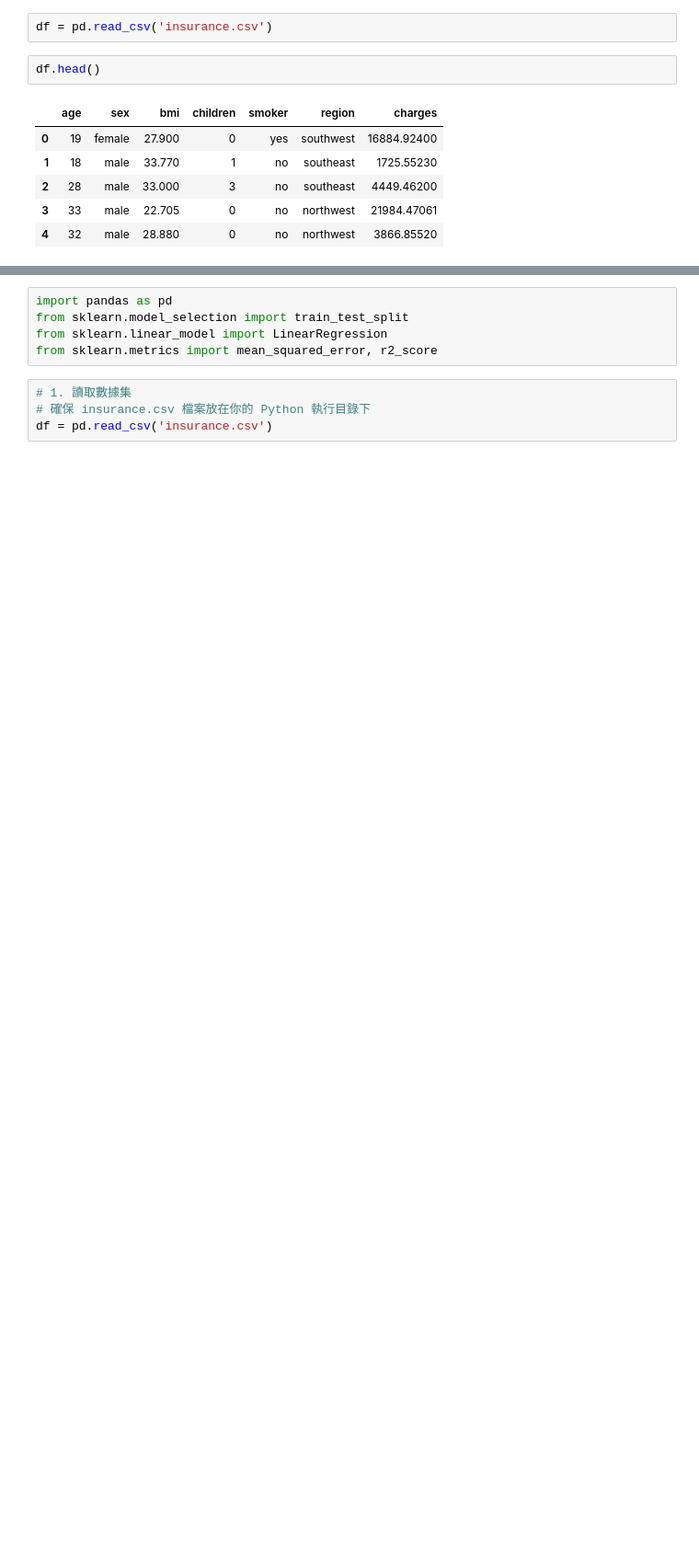
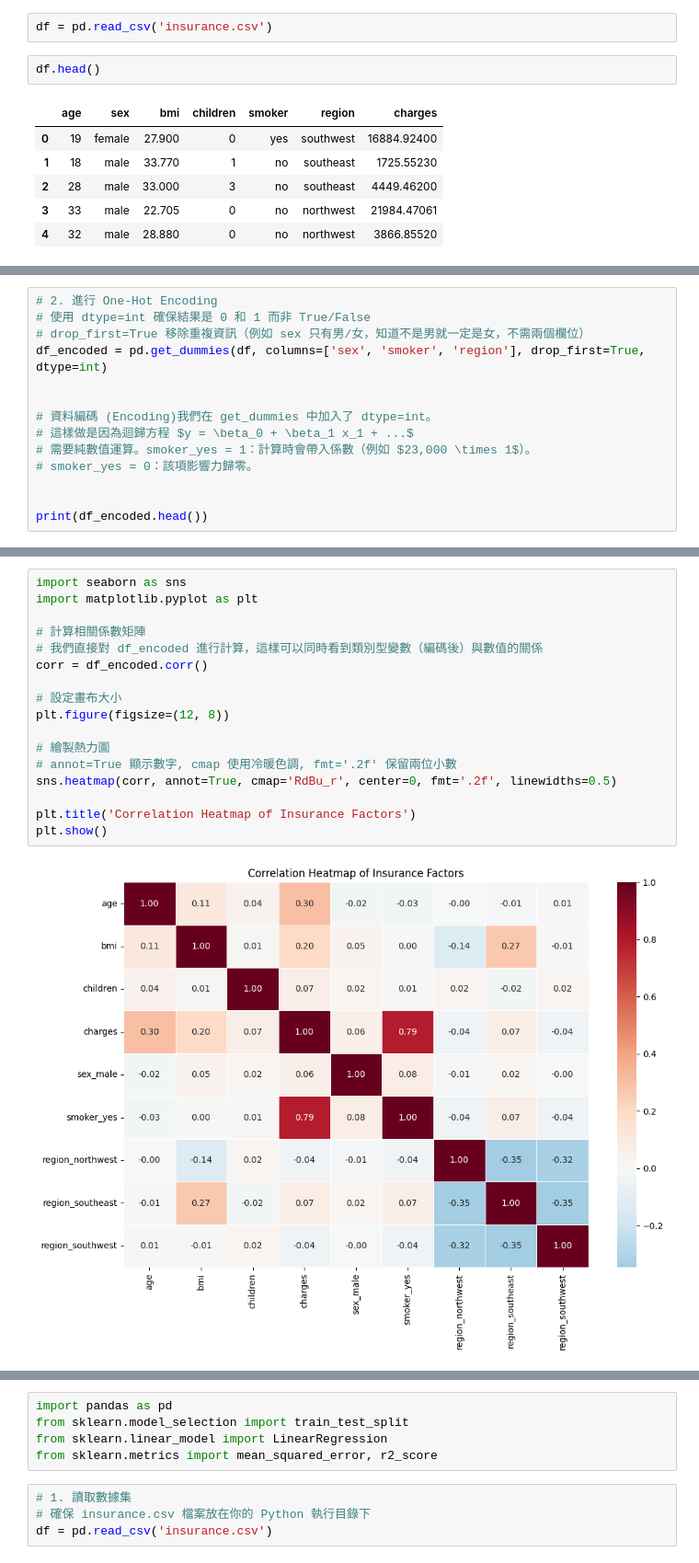
Before and after one commit to silverbacon9/Machine-Learning, a Jupyter notebook: code test/Regression/1. Regression test.ipynb, the cells around one changed output, grey strips where cells are left out. Shown at 92% size. Cells and saved outputs as stored; diff of their text form; blank space fills up the shorter version.

```diff
--- a/code test/Regression/1. Regression test.ipynb
+++ b/code test/Regression/1. Regression test.ipynb
@@ -30,0 +31,14 @@ df.head()
+# %%
+# 2. 進行 One-Hot Encoding
+# 使用 dtype=int 確保結果是 0 和 1 而非 True/False
+# drop_first=True 移除重複資訊（例如 sex 只有男/女，知道不是男就一定是女，不需兩個欄位）
+df_encoded = pd.get_dummies(df, columns=['sex', 'smoker', 'region'], drop_first=True, dtype=int)
+
+
+# 資料編碼 (Encoding)我們在 get_dummies 中加入了 dtype=int。
+# 這樣做是因為迴歸方程 $y = \beta_0 + \beta_1 x_1 + ...$
+# 需要純數值運算。smoker_yes = 1：計算時會帶入係數（例如 $23,000 \times 1$）。
+# smoker_yes = 0：該項影響力歸零。
+
+
+print(df_encoded.head())
@@ -30,0 +194,19 @@ df.head()
+# %%
+import seaborn as sns
+import matplotlib.pyplot as plt
+
+# 計算相關係數矩陣
+# 我們直接對 df_encoded 進行計算，這樣可以同時看到類別型變數（編碼後）與數值的關係
+corr = df_encoded.corr()
+
+# 設定畫布大小
+plt.figure(figsize=(12, 8))
+
+# 繪製熱力圖
+# annot=True 顯示數字, cmap 使用冷暖色調, fmt='.2f' 保留兩位小數
+sns.heatmap(corr, annot=True, cmap='RdBu_r', center=0, fmt='.2f', linewidths=0.5)
+
+plt.title('Correlation Heatmap of Insurance Factors')
+plt.show()
+# %% [output]
+[figure, added]
```
Also changed, not shown: parts of 14 cells of this notebook, 1 other file.
